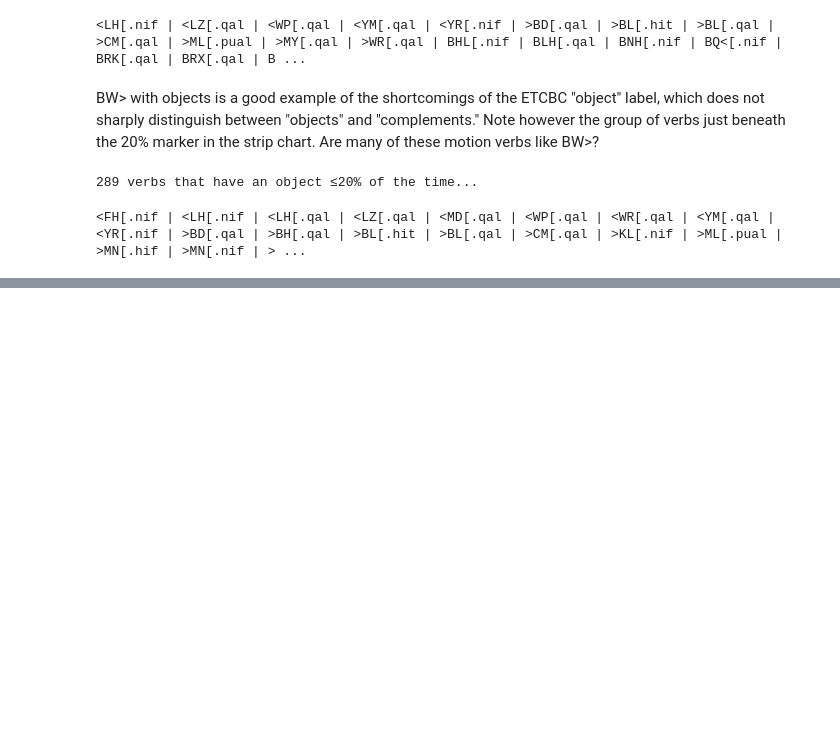
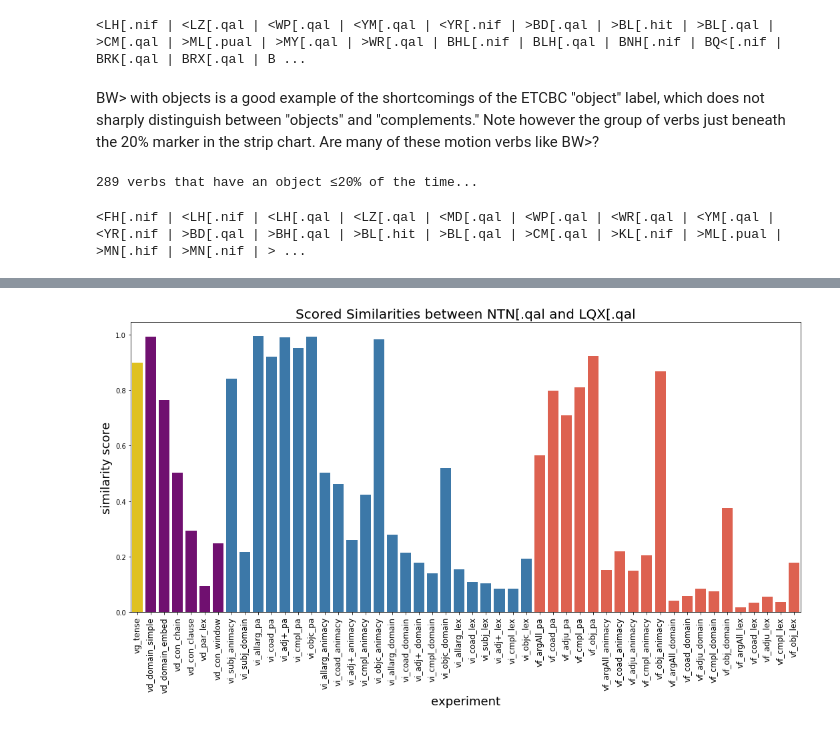
Before and after one commit to codykingham/verb_semantics, a Jupyter notebook: first_analysis.ipynb, the cells around one changed output, grey strips where cells are left out. Cells and saved outputs as stored; diff of their text form; code cells hidden in the pictures; blank space fills up the shorter version.

Commit message:
continue graph tweaks

```diff
--- a/first_analysis.ipynb
+++ b/first_analysis.ipynb
@@ -334,33 +180,0 @@ exporder = tuple(exp for color, exp_list in color2experiment
-# %%
-def get_sim_experiments(lex1, lex2, order=exporder, colors=expcolors, show=True, returnData=True):
-    '''
-    Exports a barchart that illustrates the leveldi
-    of similarity between two lexemes per all experiments
-    in the dataset.
-    '''
-
-    sims = dict() # temporarily hold similarity scores here
-
-    # gather rated similarities between the two terms for every provided experiment
-    for sp_name, space in spaces.items():
-
-        if not {lex1, lex2} & set(space.sim_pmi_nogloss.columns): # ensure both terms are in the space
-            continue
-
-        sims[sp_name] = space.sim_pmi_nogloss[lex1][lex2] # get similarity
-
-    sims_ordered = collections.OrderedDict((exp, sims[exp]) for exp in order if exp in sims) # customized order
-    sims = pd.DataFrame(list(sims_ordered.items())) # drop into Dataframe
-    sims.columns = ['experiment', 'score'] # set col names
-
-    if show:
-        # plot:
-        plt.figure(figsize=(10, 15))
-        sns.barplot(sims['score'], sims['experiment'],  palette=colors, orient='h')
-        plt.yticks(fontsize=12)
-        plt.ylabel('experiment', fontsize=18)
-        plt.xlabel('similarity score', fontsize=18)
-        plt.title(f'Scored Similarities between {lex1} and {lex2}', fontsize=20)
-
-    if returnData:
-        return sims
@@ -510,0 +498,4 @@ print(' | '.join(smallO.index))
+# %%
+get_sim_experiments('NTN[.qal', 'LQX[.qal', returnData=False)
+# %% [output]
+[figure, added]
```
Also changed, not shown: parts of 32 cells of this notebook.
